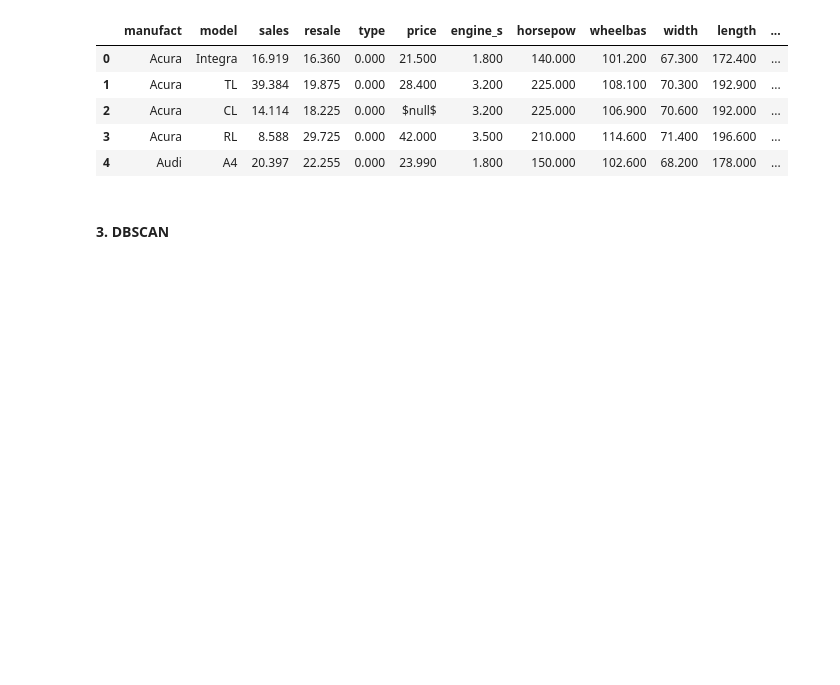
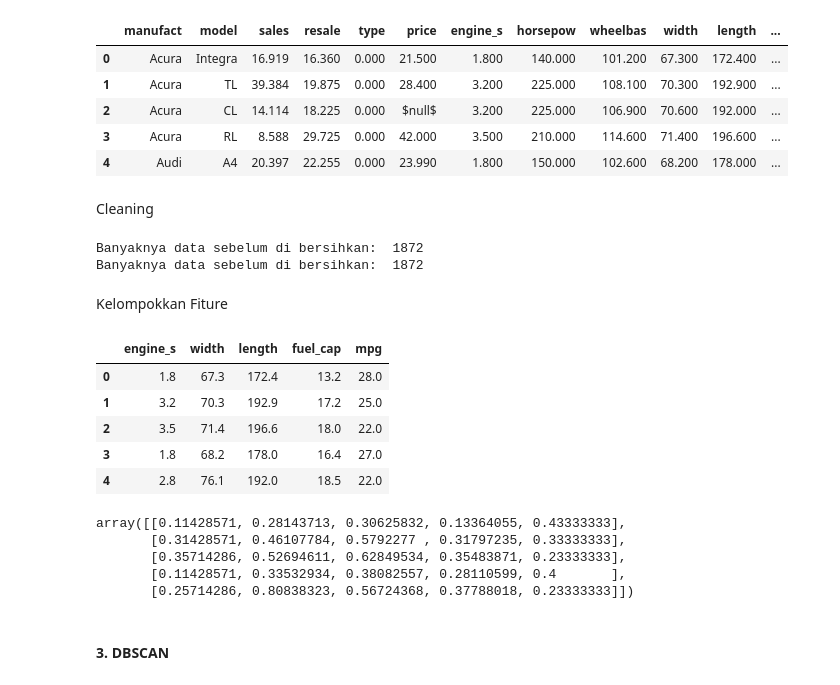
Before and after one commit to yuliusius1/metodelogi_data_science_b_repo, a Jupyter notebook: Pertemuan10/Clustering.ipynb, the cells around one changed output. Saved outputs shown, nothing was run; the diff lists cells and outputs as text; code cells hidden in the pictures; blank space fills up the shorter version.

Commit message:
Update Clustering.ipynb
Pengelompokan data

```diff
--- a/Pertemuan10/Clustering.ipynb
+++ b/Pertemuan10/Clustering.ipynb
@@ -140,5 +140,40 @@ Banyak (baris, kolom):  (159, 16)
 | 2 | Acura | CL | 14.114 | 18.225 | 0.000 | $null$ | 3.200 | 225.000 | 106.900 | 70.600 | 192.000 | ... |
 | 3 | Acura | RL | 8.588 | 29.725 | 0.000 | 42.000 | 3.500 | 210.000 | 114.600 | 71.400 | 196.600 | ... |
 | 4 | Audi | A4 | 20.397 | 22.255 | 0.000 | 23.990 | 1.800 | 150.000 | 102.600 | 68.200 | 178.000 | ... |
+# %% [markdown]
+Cleaning
+# %%
+print("Banyaknya data sebelum di bersihkan: ", dataHC.size)
+dataHC[['sales','resale','type','price','engine_s','horsepow','wheelbas','width','length','curb_wgt','fuel_cap','mpg','lnsales']] = dataHC[['sales','resale','type','price','engine_s','horsepow','wheelbas','width','length','curb_wgt','fuel_cap','mpg','lnsales']].apply(pd.to_numeric, errors='coerce')
+dataHC = dataHC.dropna()
+dataHC = dataHC.reset_index(drop=True)
+print("Banyaknya data sebelum di bersihkan: ", dataHC.size)
+# %% [output]
+Banyaknya data sebelum di bersihkan:  1872
+Banyaknya data sebelum di bersihkan:  1872
+# %% [markdown]
+Kelompokkan Fiture
+# %%
+fiture = dataHC[['engine_s','width','length','fuel_cap','mpg']]
+# fiture.head()
+# %% [output]
+|  | engine_s | width | length | fuel_cap | mpg |
+| 0 | 1.8 | 67.3 | 172.4 | 13.2 | 28.0 |
+| 1 | 3.2 | 70.3 | 192.9 | 17.2 | 25.0 |
+| 2 | 3.5 | 71.4 | 196.6 | 18.0 | 22.0 |
+| 3 | 1.8 | 68.2 | 178.0 | 16.4 | 27.0 |
+| 4 | 2.8 | 76.1 | 192.0 | 18.5 | 22.0 |
+# %%
+from sklearn.preprocessing import MinMaxScaler
+x = fiture.values #returns a numpy array
+min_max_scaler = MinMaxScaler()
+fiture_minmax = min_max_scaler.fit_transform(x)
+fiture_minmax[:5]
+# %% [output]
+array([[0.11428571, 0.28143713, 0.30625832, 0.13364055, 0.43333333],
+       [0.31428571, 0.46107784, 0.5792277 , 0.31797235, 0.33333333],
+       [0.35714286, 0.52694611, 0.62849534, 0.35483871, 0.23333333],
+       [0.11428571, 0.33532934, 0.38082557, 0.28110599, 0.4       ],
+       [0.25714286, 0.80838323, 0.56724368, 0.37788018, 0.23333333]])
 # %% [markdown]
 #### 3. DBSCAN
```
